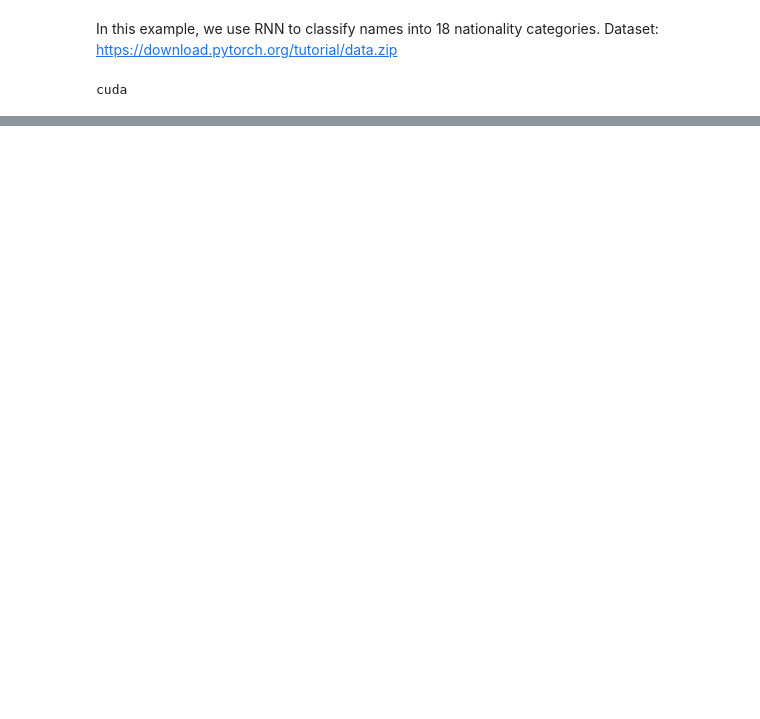
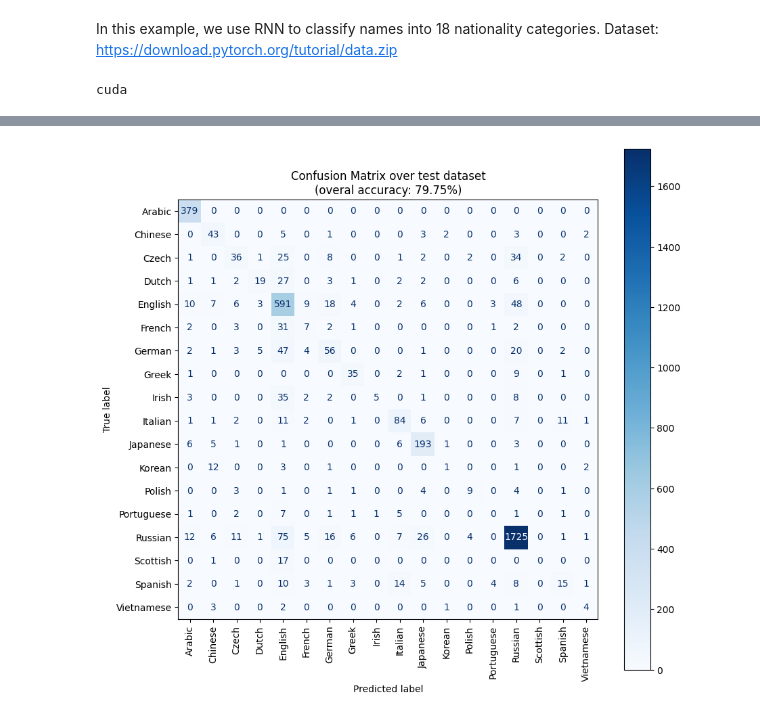
Before and after one commit to hmralavi/ML-Pytorch, a Jupyter notebook: 02-names-classification/02-names-classification.ipynb, the cells around one changed output, grey strips where cells are left out. Saved outputs shown, nothing was run; the diff lists cells and outputs as text; code cells hidden in the pictures; blank space fills up the shorter version.

```diff
--- a/02-names-classification/02-names-classification.ipynb
+++ b/02-names-classification/02-names-classification.ipynb
@@ -198,7 +206,0 @@ torch.save(rnn.state_dict(), "rnn_weights.pth")
-# %%
-with torch.no_grad():
-    x, y = ds_test[300]
-    hidden = rnn.initHidden()
-    for i in range(x.shape[0]):
-        output, hidden = rnn(x[i, :], hidden)
-    print(f"name: {ds_test.tensor2name(x).strip()} / pred: {ds_test.classes[output.argmax().item()]} / gt: {ds_test.classes[y.argmax().item()]}")
@@ -206,0 +207,14 @@ name: tseiner / pred: Russian / gt: Russian
+# %%
+import pandas as pd
+with torch.no_grad():
+    X, Y = next(iter(ds_test_loader))
+    output = rnn(X)
+    results = {"Input Name": [], "Prediction": [], "Ground-Truth": []}
+    for i in range(20):
+        results["Input Name"].append(ds_test.tensor2name(X[i]).strip())
+        results["Prediction"].append(ds_test.classes[output[i].argmax(-1).item()])
+        results["Ground-Truth"].append(ds_test.classes[Y[i].argmax(-1).item()])
+
+df = pd.DataFrame(results)
+df = df.style.set_properties(**{'text-align': 'center'})
+df
@@ -206,0 +239,16 @@ name: tseiner / pred: Russian / gt: Russian
+# %%
+import matplotlib.pyplot as plt
+from sklearn.metrics import accuracy_score, confusion_matrix, ConfusionMatrixDisplay
+
+y_true = Y.argmax(-1).cpu().numpy()
+y_pred = output.argmax(-1).cpu().numpy()
+cm = confusion_matrix(y_true, y_pred)
+
+fig, ax = plt.subplots(figsize=(10, 10))
+disp = ConfusionMatrixDisplay(confusion_matrix=cm, display_labels=ds_test.classes.values())
+disp.plot(cmap=plt.cm.Blues, ax=ax)
+plt.xticks(rotation=90)
+plt.title(f"Confusion Matrix over test dataset\n(overal accuracy: {100*accuracy_score(y_true, y_pred):0.2f}%)")
+plt.show()
+# %% [output]
+[figure, added]
```
Also changed, not shown: parts of 13 cells of this notebook.
